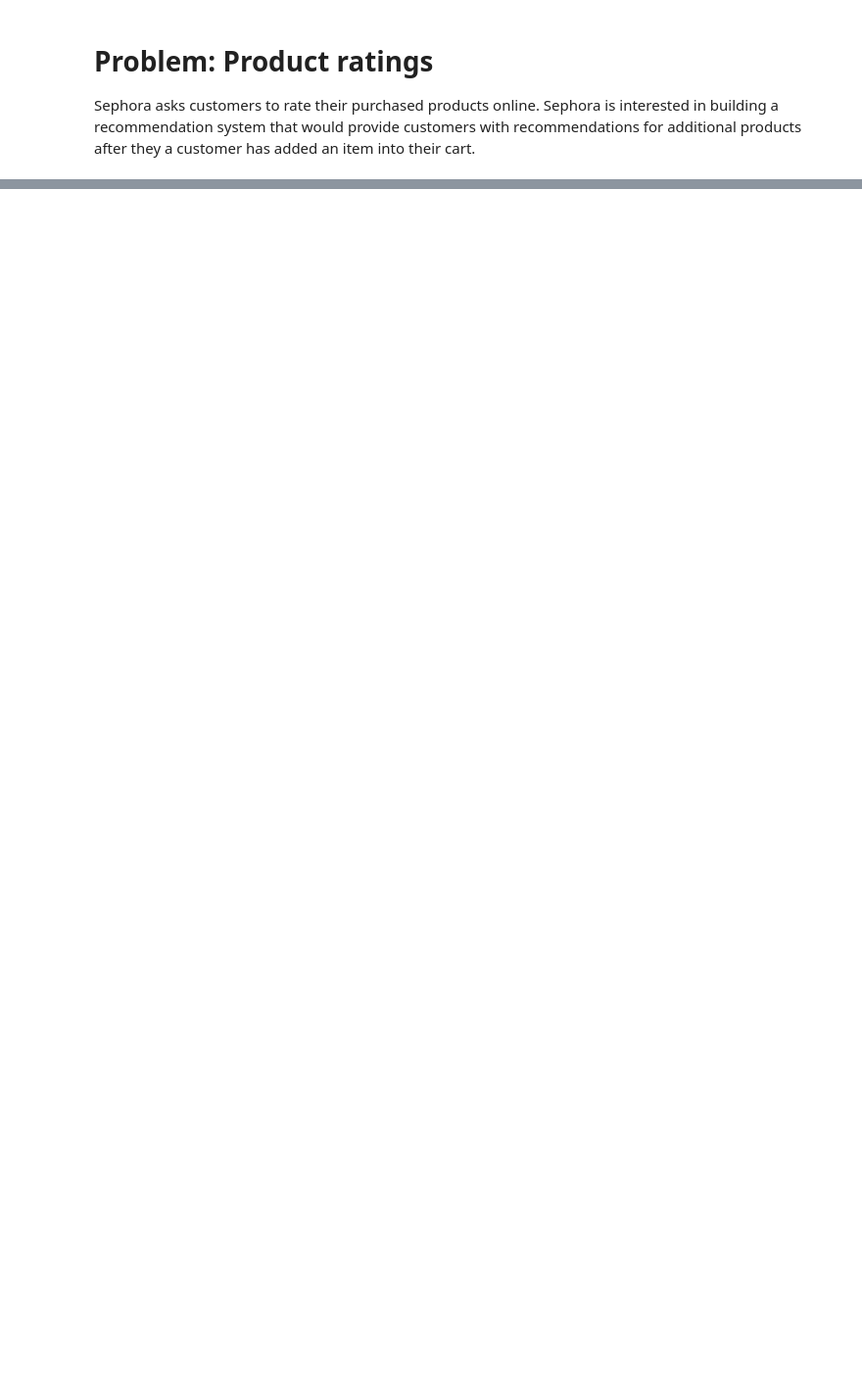
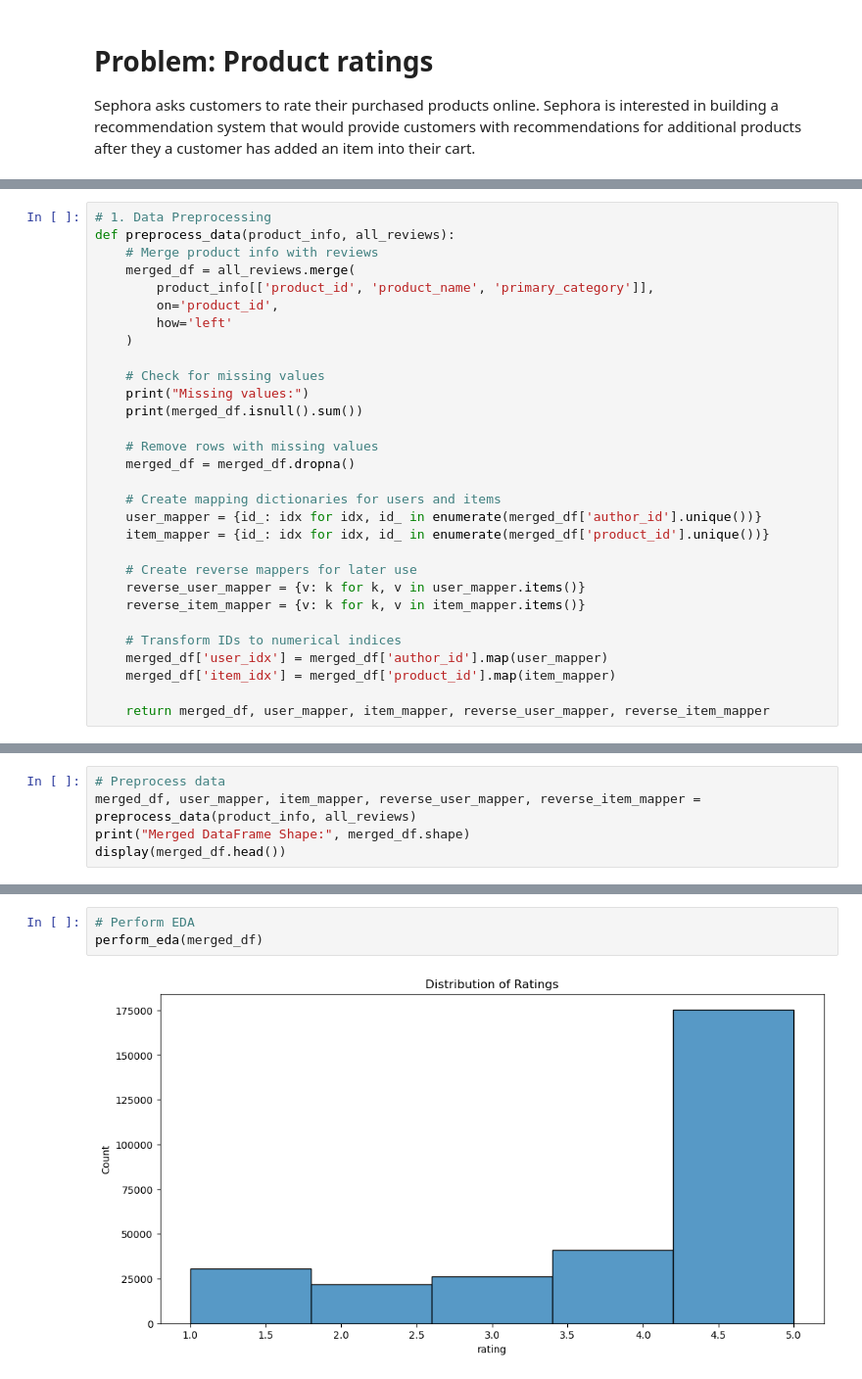
Before and after one commit to renaqd/team1-ADS505, a Jupyter notebook: team1-recommendation_sys.ipynb, the cells around one changed output, grey strips where cells are left out. Shown: that part at 98% size. Drawn from its saved outputs; the diff is of its cells as text; blank space fills up the shorter version.

```diff
--- a/team1-recommendation_sys.ipynb
+++ b/team1-recommendation_sys.ipynb
@@ -213,0 +88,30 @@ This approach can facilitate a recommendation based on the single nearest custom
+# %%
+# 1. Data Preprocessing
+def preprocess_data(product_info, all_reviews):
+    # Merge product info with reviews
+    merged_df = all_reviews.merge(
+        product_info[['product_id', 'product_name', 'primary_category']],
+        on='product_id',
+        how='left'
+    )
+
+    # Check for missing values
+    print("Missing values:")
+    print(merged_df.isnull().sum())
+
+    # Remove rows with missing values
+    merged_df = merged_df.dropna()
+
+    # Create mapping dictionaries for users and items
+    user_mapper = {id_: idx for idx, id_ in enumerate(merged_df['author_id'].unique())}
+    item_mapper = {id_: idx for idx, id_ in enumerate(merged_df['product_id'].unique())}
+
+    # Create reverse mappers for later use
+    reverse_user_mapper = {v: k for k, v in user_mapper.items()}
+    reverse_item_mapper = {v: k for k, v in item_mapper.items()}
+
+    # Transform IDs to numerical indices
+    merged_df['user_idx'] = merged_df['author_id'].map(user_mapper)
+    merged_df['item_idx'] = merged_df['product_id'].map(item_mapper)
+
+    return merged_df, user_mapper, item_mapper, reverse_user_mapper, reverse_item_mapper
@@ -213,0 +270,5 @@ This approach can facilitate a recommendation based on the single nearest custom
+# %%
+# Preprocess data
+merged_df, user_mapper, item_mapper, reverse_user_mapper, reverse_item_mapper = preprocess_data(product_info, all_reviews)
+print("Merged DataFrame Shape:", merged_df.shape)
+display(merged_df.head())
@@ -213,0 +304,5 @@ This approach can facilitate a recommendation based on the single nearest custom
+# %%
+# Perform EDA
+perform_eda(merged_df)
+# %% [output]
+[figure, added]
```
Also changed, not shown: parts of 42 cells of this notebook.
